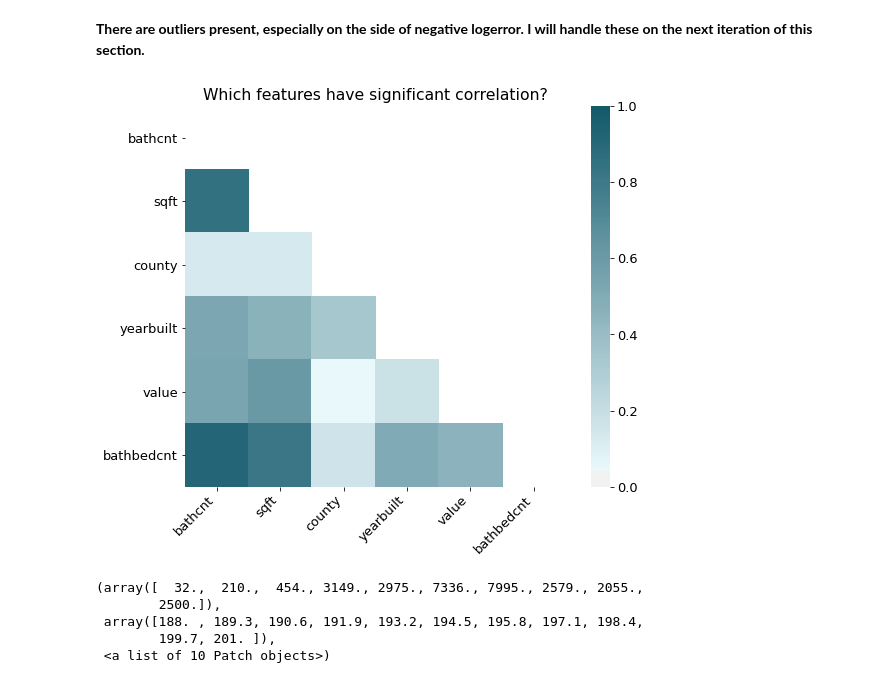
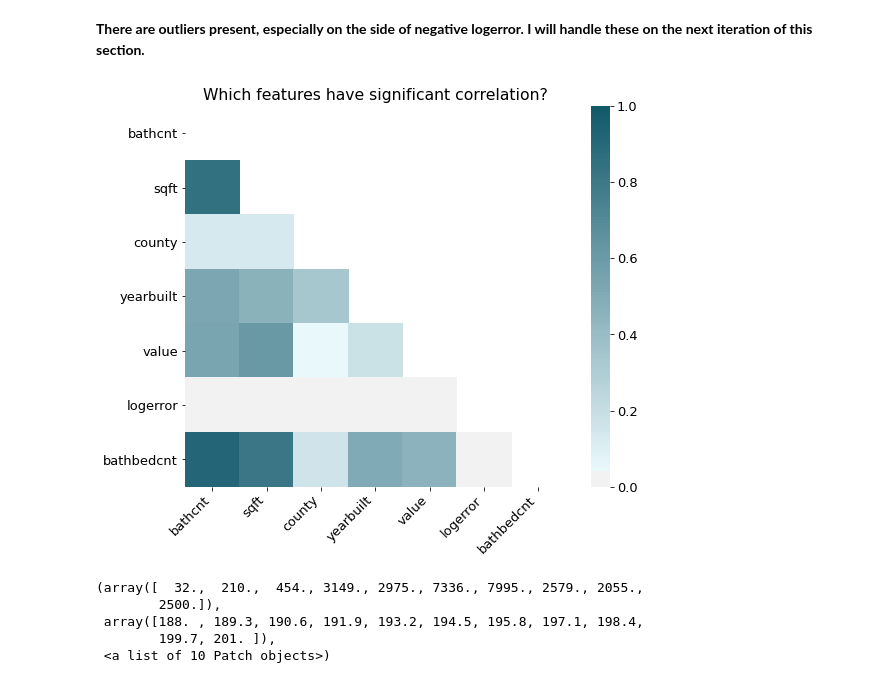
Before and after one commit to KwameTaylor/kwames-zillow-zestimates-error-control, a Jupyter notebook: explore.ipynb, the cells around one changed output. Drawn from its saved outputs; the diff is of its cells as text; code cells hidden in the pictures.

```diff
--- a/explore.ipynb
+++ b/explore.ipynb
@@ -194,0 +166,3 @@ X_train_scaled.head(3)
+# %%
+scaler, train_scaled, validate_scaled, test_scaled = zillow_scale(train, validate, test)
+train_scaled.head(3)
@@ -201,9 +181,9 @@ viz_logerror(train)
 # %% [markdown]
 **There are outliers present, especially on the side of negative logerror. I will handle these on the next iteration of this section.**
 # %%
-corr_heatmap(X_train_scaled)
+corr_heatmap(train_scaled)
 # %% [output]
-[figure, old version]
+[figure, new version]
 # %%
 plt.hist(train.decade)
 # %% [output]
```
Also changed, not shown: parts of 34 cells of this notebook, 3 other files.
